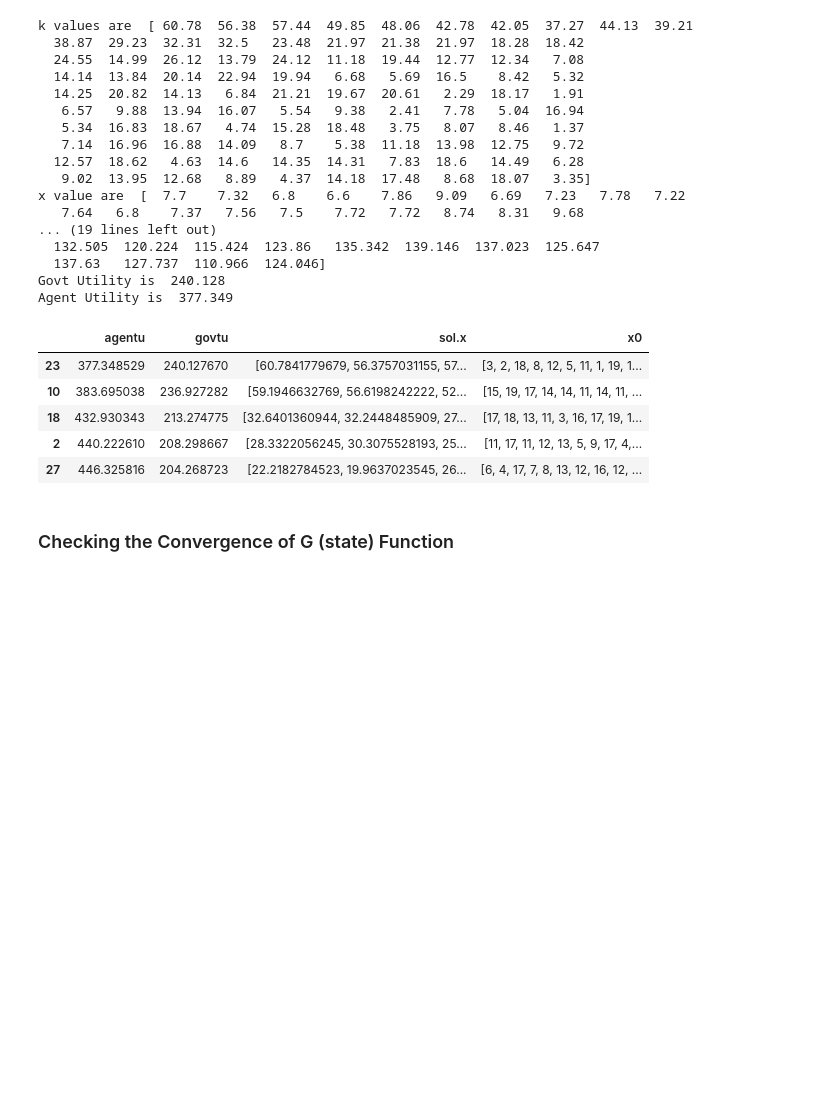
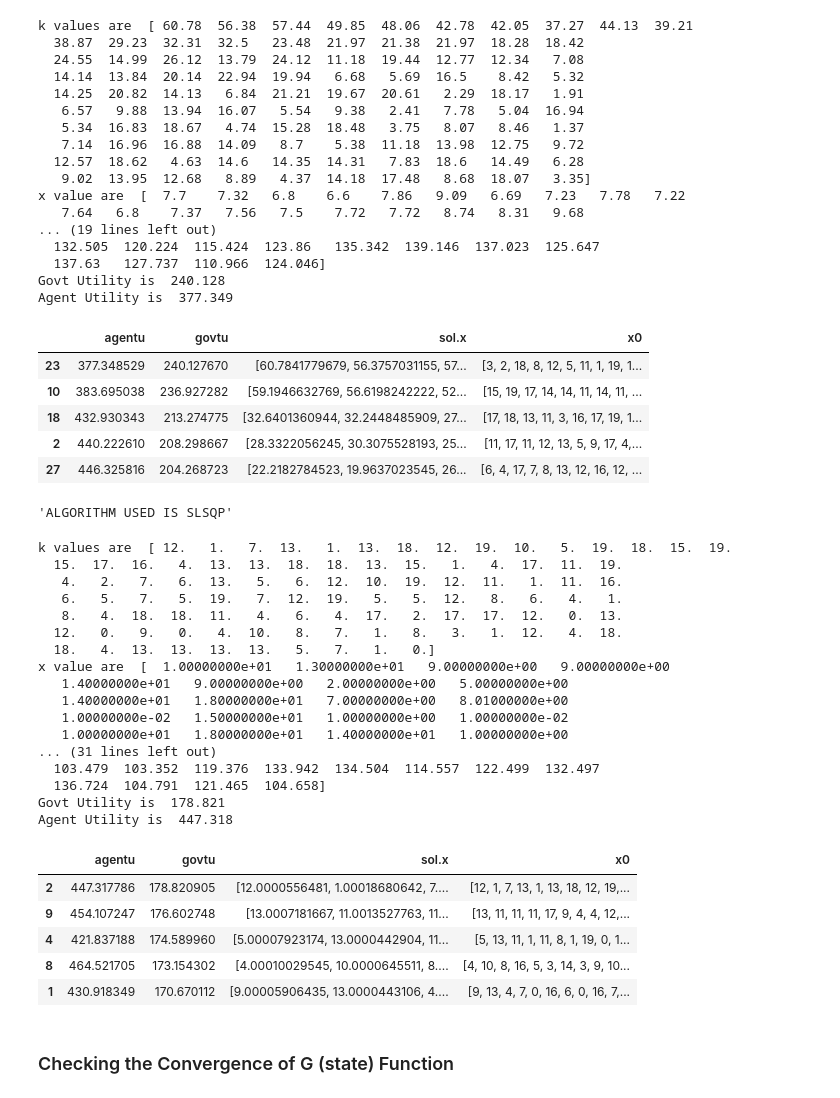
Before and after one commit to iamsurajkumar/Dynamic_Programming_Squared_Model, a Jupyter notebook: Dynamic Programming Squared Model.ipynb, the cells around one changed output. Cells and saved outputs as stored; diff of their text form; code cells hidden in the pictures; blank space fills up the shorter version.

```diff
--- a/Dynamic Programming Squared Model.ipynb
+++ b/Dynamic Programming Squared Model.ipynb
@@ -720,17 +720,44 @@ Agent Utility is  377.349
 | 27 | 446.325816 | 204.268723 | [22.2182784523, 19.9637023545, 26... | [6, 4, 17, 7, 8, 13, 12, 16, 12, ... |
 # %%
 "ALGORITHM USED IS SLSQP"
+
+# Since SLSQP takes a long time to compute, so I have made simple implementation of it
 algo  = 'SLSQP'
 withgovt_nperiod_dynamic_squared_model(n = 100,y0 = 100,
                                        x0_iter = 10,
                                        algo= algo,
                                         x_bound = (.1,70),
                                        k_bound = (.1,30),
                                        vstar = 354,
-                                       max_algo_iter = 1000,
+                                       max_algo_iter = 50,
                                        τ= 0.3,
-                                      tol = 1e-2
+                                      tol = 1
                                       )
+# %% [output]
+'ALGORITHM USED IS SLSQP'
+k values are  [ 12.   1.   7.  13.   1.  13.  18.  12.  19.  10.   5.  19.  18.  15.  19.
+  15.  17.  16.   4.  13.  13.  18.  18.  13.  15.   1.   4.  17.  11.  19.
+   4.   2.   7.   6.  13.   5.   6.  12.  10.  19.  12.  11.   1.  11.  16.
+   6.   5.   7.   5.  19.   7.  12.  19.   5.   5.  12.   8.   6.   4.   1.
+   8.   4.  18.  18.  11.   4.   6.   4.  17.   2.  17.  17.  12.   0.  13.
+  12.   0.   9.   0.   4.  10.   8.   7.   1.   8.   3.   1.  12.   4.  18.
+  18.   4.  13.  13.  13.  13.   5.   7.   1.   0.]
+x value are  [  1.00000000e+01   1.30000000e+01   9.00000000e+00   9.00000000e+00
+   1.40000000e+01   9.00000000e+00   2.00000000e+00   5.00000000e+00
+   1.40000000e+01   1.80000000e+01   7.00000000e+00   8.01000000e+00
+   1.00000000e-02   1.50000000e+01   1.00000000e+00   1.00000000e-02
+   1.00000000e+01   1.80000000e+01   1.40000000e+01   1.00000000e+00
+... (31 lines left out)
+  103.479  103.352  119.376  133.942  134.504  114.557  122.499  132.497
+  136.724  104.791  121.465  104.658]
+Govt Utility is  178.821
+Agent Utility is  447.318
+|  | agentu | govtu | sol.x | x0 |
+| 2 | 447.317786 | 178.820905 | [12.0000556481, 1.00018680642, 7.... | [12, 1, 7, 13, 1, 13, 18, 12, 19,... |
+| 9 | 454.107247 | 176.602748 | [13.0007181667, 11.0013527763, 11... | [13, 11, 11, 11, 17, 9, 4, 4, 12,... |
+| 4 | 421.837188 | 174.589960 | [5.00007923174, 13.0000442904, 11... | [5, 13, 11, 1, 11, 8, 1, 19, 0, 1... |
+| 8 | 464.521705 | 173.154302 | [4.00010029545, 10.0000645511, 8.... | [4, 10, 8, 16, 5, 3, 14, 3, 9, 10... |
+| 1 | 430.918349 | 170.670112 | [9.00005906435, 13.0000443106, 4.... | [9, 13, 4, 7, 0, 16, 6, 0, 16, 7,... |
 # %% [markdown]
 ### Checking the Convergence of G (state) Function
 # %%
```
Also changed, not shown: 1 other file.
